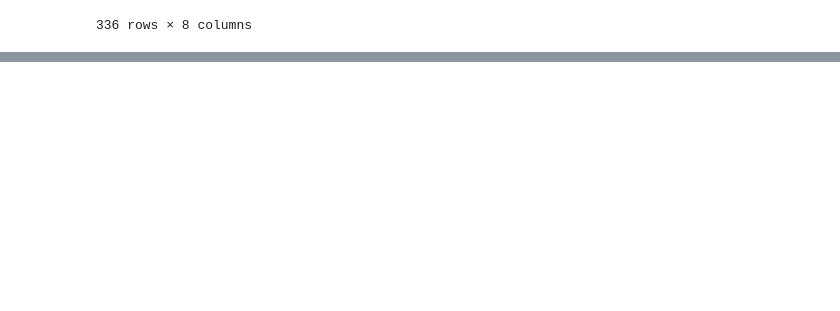
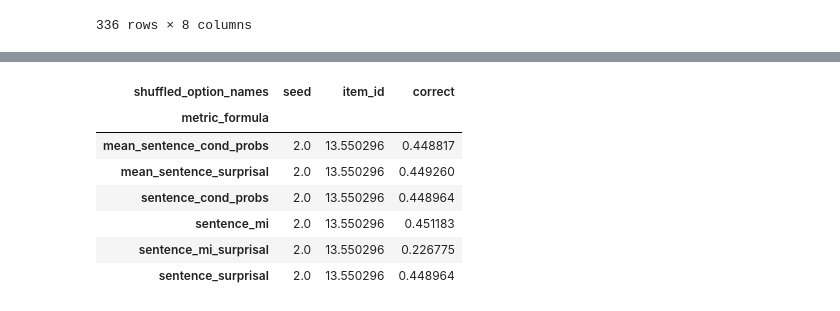
Before and after one commit to polina-tsvilodub/LLM_link, a Jupyter notebook: analysis/01_label_scores_analysis.ipynb, the cells around one changed output, grey strips where cells are left out. Drawn from its saved outputs; the diff is of its cells as text; code cells hidden in the pictures; blank space fills up the shorter version.

```diff
--- a/analysis/01_label_scores_analysis.ipynb
+++ b/analysis/01_label_scores_analysis.ipynb
@@ -701,0 +656,12 @@ label_scores_summary_out = label_scores_summary_out.rename(columns={"correct":"d
+# %%
+# across models: sentence_mi
+label_scores.groupby(["metric_formula"]).mean("correct")
+# %% [output]
+| shuffled_option_names | seed | item_id | correct |
+| metric_formula |  |  |  |
+| mean_sentence_cond_probs | 2.0 | 13.550296 | 0.448817 |
+| mean_sentence_surprisal | 2.0 | 13.550296 | 0.449260 |
+| sentence_cond_probs | 2.0 | 13.550296 | 0.448964 |
+| sentence_mi | 2.0 | 13.550296 | 0.451183 |
+| sentence_mi_surprisal | 2.0 | 13.550296 | 0.226775 |
+| sentence_surprisal | 2.0 | 13.550296 | 0.448964 |
```
Also changed, not shown: parts of 66 cells of this notebook, 2 other files.
